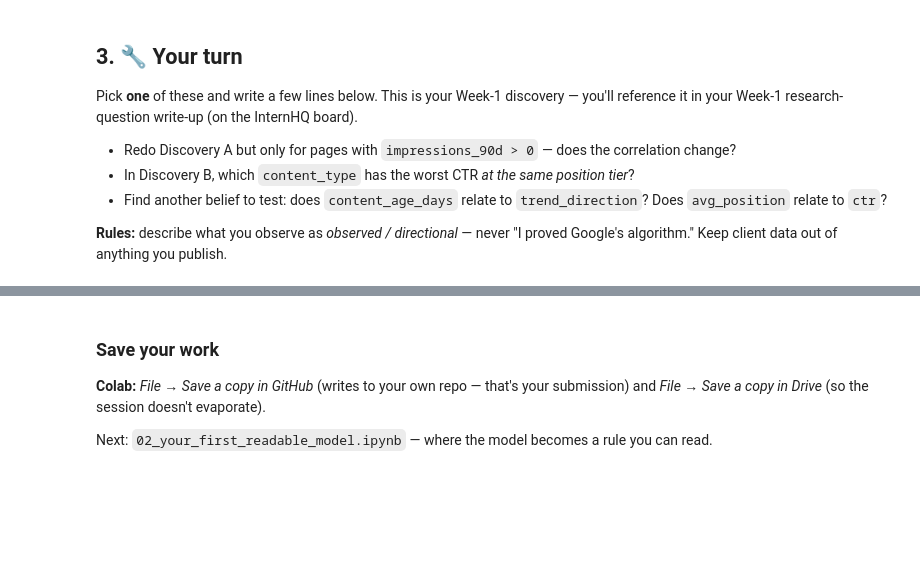
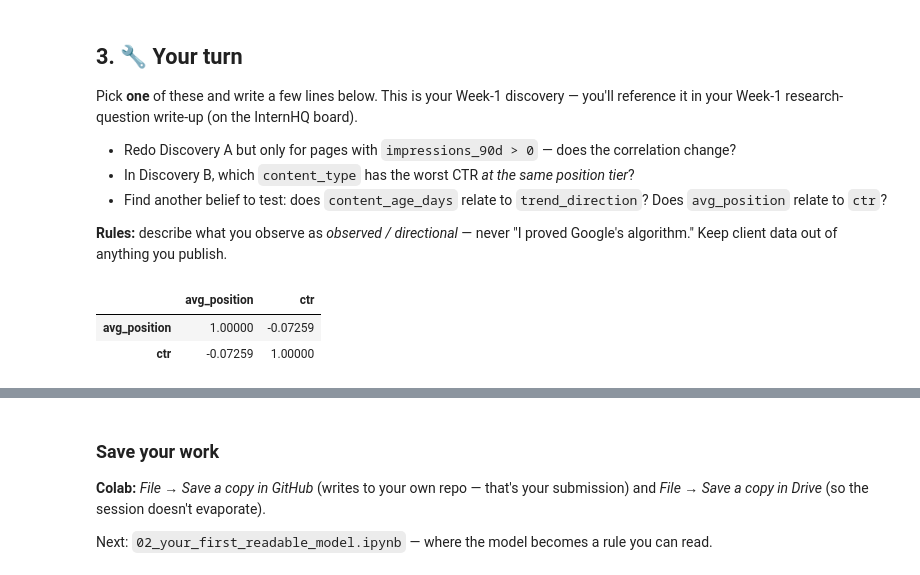
Before and after one commit to supriya-006/FlyRank_Assignment, a Jupyter notebook: notebooks/01_first_look_and_discovery.ipynb, the cells around one changed output, grey strips where cells are left out. Cells and saved outputs as stored; diff of their text form; code cells hidden in the pictures; blank space fills up the shorter version.

```diff
--- a/notebooks/01_first_look_and_discovery.ipynb
+++ b/notebooks/01_first_look_and_discovery.ipynb
@@ -157,0 +156,10 @@ Pick **one** of these and write a few lines below. This is your Week-1 discovery
+# %%
+# Your discovery here
+# Your discovery here
+df_filtered = df[df["impressions_90d"] > 0]
+
+df_filtered[["avg_position", "ctr"]].corr()
+# %% [output]
+|  | avg_position | ctr |
+| avg_position | 1.00000 | -0.07259 |
+| ctr | -0.07259 | 1.00000 |
```
Also changed, not shown: parts of 2 cells of this notebook.
